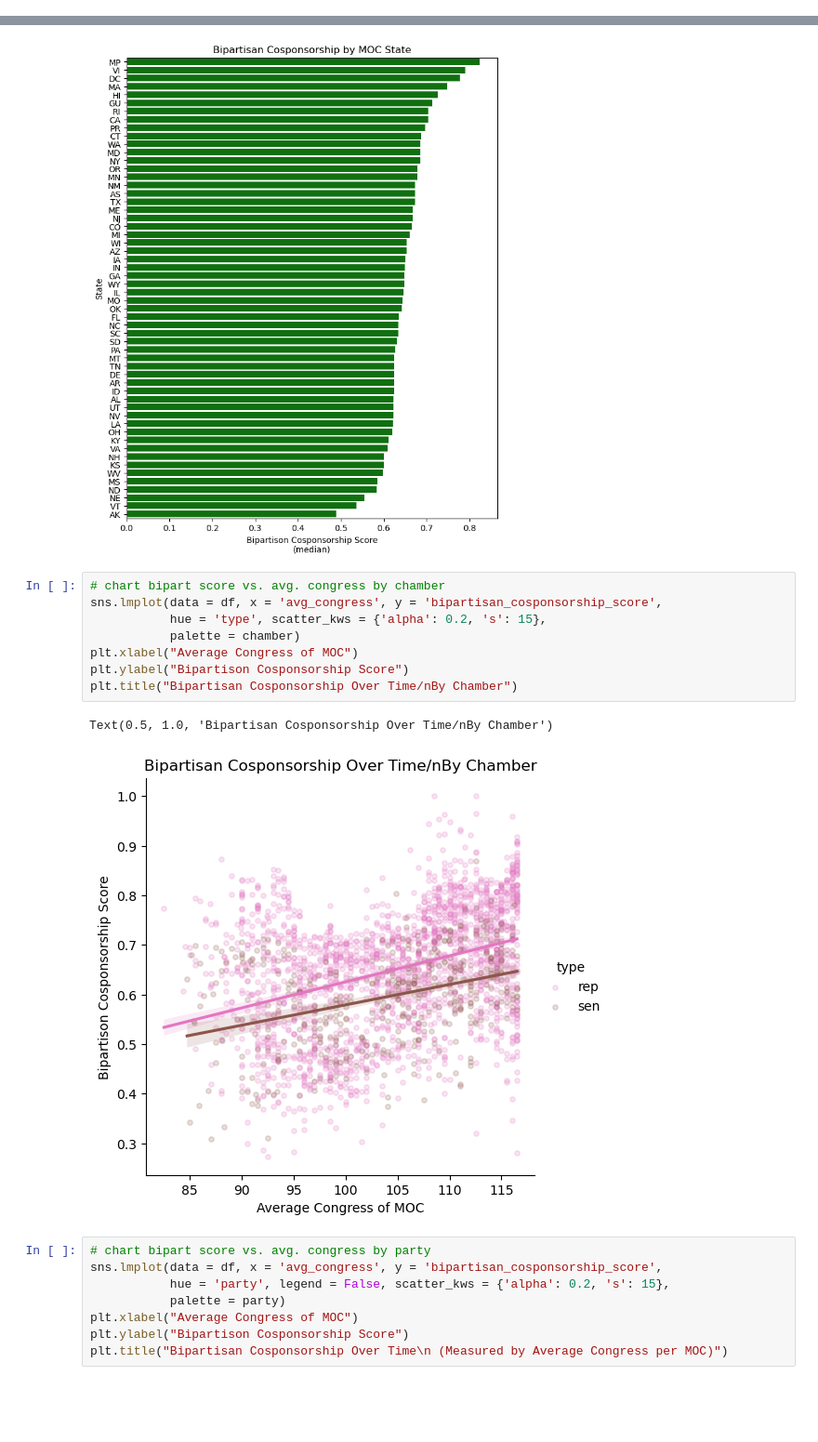
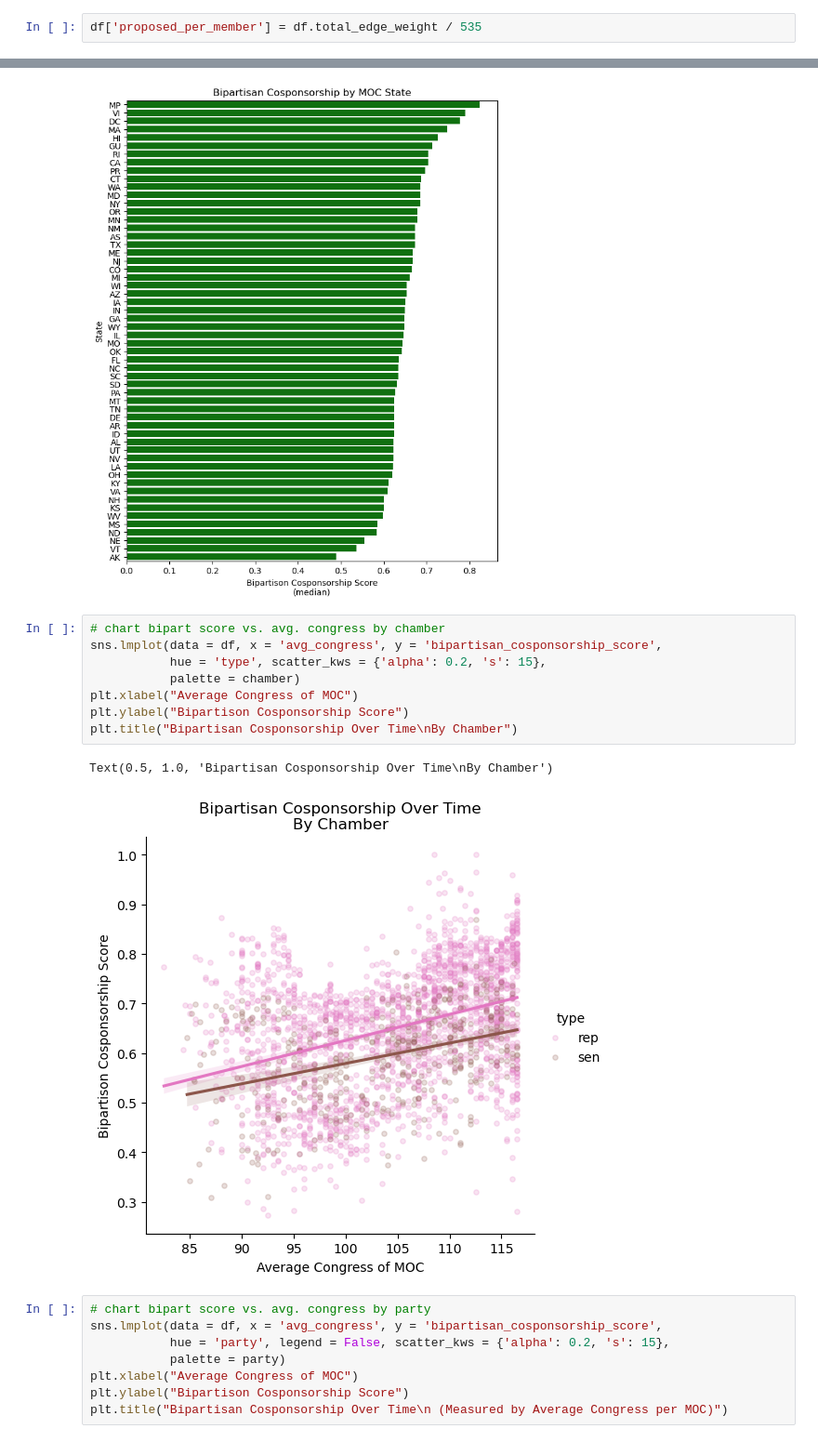
Before and after one commit to hhuntz/congressional_networks, a Jupyter notebook: visualization.ipynb, the cells around one changed output, grey strips where cells are left out. Shown at 93% size. Cells and saved outputs as stored; diff of their text form; blank space fills up the shorter version.

```diff
--- a/visualization.ipynb
+++ b/visualization.ipynb
@@ -14,3 +14,5 @@ last_5 = palette = "Set2"
 party = {'Republican': '#be4d25', 'Democrat': '#2596be'}
 gender = {'M': sns.color_palette()[2], 'F': sns.color_palette()[4]}
 chamber = {'sen': sns.color_palette()[5], 'rep': sns.color_palette()[6]}
+# %%
+df['proposed_per_member'] = df.total_edge_weight / 535
@@ -30,14 +55,14 @@ Text(0.5, 1.0, 'Bipartisan Cosponsorship by MOC State')
 # %%
 # chart bipart score vs. avg. congress by chamber
 sns.lmplot(data = df, x = 'avg_congress', y = 'bipartisan_cosponsorship_score',
            hue = 'type', scatter_kws = {'alpha': 0.2, 's': 15},
            palette = chamber)
 plt.xlabel("Average Congress of MOC")
 plt.ylabel("Bipartison Cosponsorship Score")
-plt.title("Bipartisan Cosponsorship Over Time/nBy Chamber")
+plt.title("Bipartisan Cosponsorship Over Time\nBy Chamber")
 # %% [output]
-Text(0.5, 1.0, 'Bipartisan Cosponsorship Over Time/nBy Chamber')
+Text(0.5, 1.0, 'Bipartisan Cosponsorship Over Time\nBy Chamber')
-[figure, old version]
+[figure, new version]
 # %%
 # chart bipart score vs. avg. congress by party
 sns.lmplot(data = df, x = 'avg_congress', y = 'bipartisan_cosponsorship_score',
```
Also changed, not shown: parts of 2 cells of this notebook.
